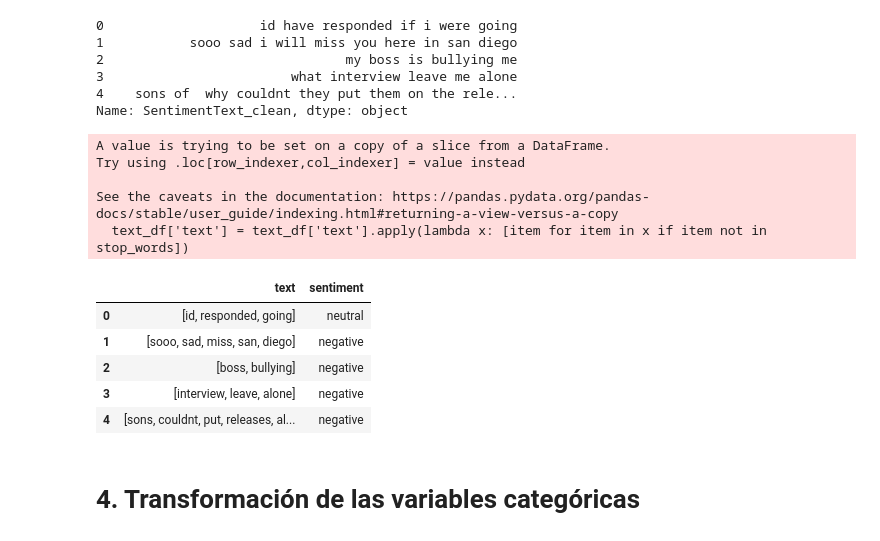
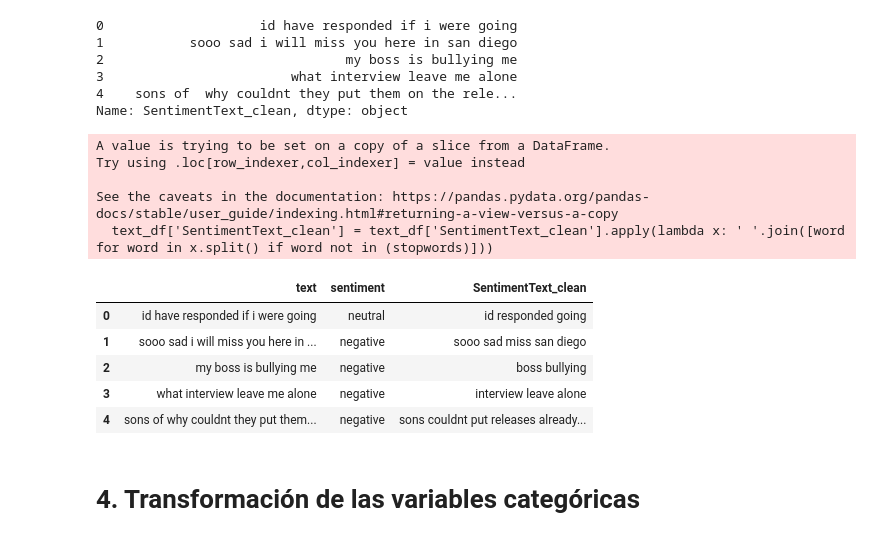
Before and after one commit to ComputingVictor/TFM_ValuationSentimentEngine, a Jupyter notebook: notebooks/tweets/0_DataPreprocessing.ipynb, the cells around one changed output. Drawn from its saved outputs; the diff is of its cells as text; code cells hidden in the pictures.

```diff
--- a/notebooks/tweets/0_DataPreprocessing.ipynb
+++ b/notebooks/tweets/0_DataPreprocessing.ipynb
@@ -74,7 +75,7 @@ Procedemos a cargar la base de datos:
 # %%
 # Read csv file
 
-tweets_df = pd.read_csv("../data/raw/Tweets.csv")
+tweets_df = pd.read_csv("../../data/raw/Tweets.csv")
 
 # Print the shape of the dataframe.
 
@@ -256,27 +257,26 @@ See the caveats in the documentation: https://pandas.pydata.org/pandas-docs/stab
 4    sons of  why couldnt they put them on the rele...
 Name: SentimentText_clean, dtype: object
 # %%
-# Delete the stopwords from text.
+# Delete stopwords.
 
-stop_words = set(stopwords.words('english'))
+text_df['SentimentText_clean'] = text_df['SentimentText_clean'].apply(lambda x: ' '.join([word for word in x.split() if word not in (stopwords)]))
 
-text_df['text'] = text_df['text'].apply(lambda x: [item for item in x if item not in stop_words])
 
 # Display first 5 rows
 
 text_df.head()
 # %% [output]
 A value is trying to be set on a copy of a slice from a DataFrame.
 Try using .loc[row_indexer,col_indexer] = value instead
 
 See the caveats in the documentation: https://pandas.pydata.org/pandas-docs/stable/user_guide/indexing.html#returning-a-view-versus-a-copy
-  text_df['text'] = text_df['text'].apply(lambda x: [item for item in x if item not in stop_words])
+  text_df['SentimentText_clean'] = text_df['SentimentText_clean'].apply(lambda x: ' '.join([word for word in x.split() if word not in (stopwords)]))
-|  | text | sentiment |
-| 0 | [id, responded, going] | neutral |
-| 1 | [sooo, sad, miss, san, diego] | negative |
-| 2 | [boss, bullying] | negative |
-| 3 | [interview, leave, alone] | negative |
-| 4 | [sons, couldnt, put, releases, al... | negative |
+|  | text | sentiment | SentimentText_clean |
+| 0 | id have responded if i were going | neutral | id responded going |
+| 1 | sooo sad i will miss you here in ... | negative | sooo sad miss san diego |
+| 2 | my boss is bullying me | negative | boss bullying |
+| 3 | what interview leave me alone | negative | interview leave alone |
+| 4 | sons of why couldnt they put them... | negative | sons couldnt put releases already... |
 # %% [markdown]
 # <a name="categoricas"> 4. Transformación de las variables categóricas <a>
 # %% [markdown]
```
Also changed, not shown: parts of 8 cells of this notebook, 3 other files.
